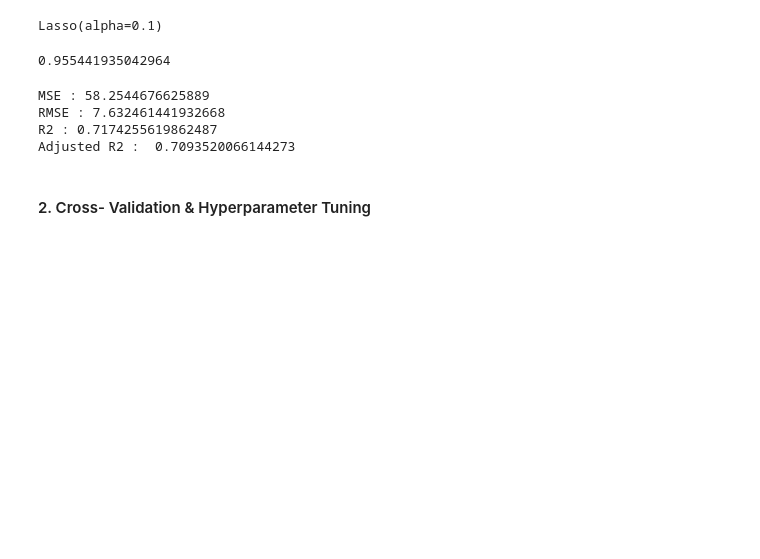
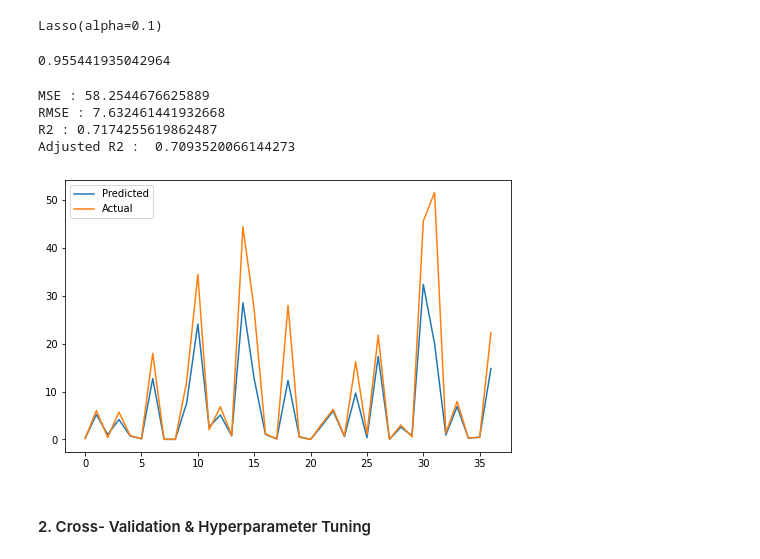
Before and after one commit to kumareshvj/Machine-learing---Regression, a Jupyter notebook: Yes_bank_stock_closing_price_prediction.ipynb, the cells around one changed output. Cells and saved outputs as stored; diff of their text form; code cells hidden in the pictures; blank space fills up the shorter version.

```diff
--- a/Yes_bank_stock_closing_price_prediction.ipynb
+++ b/Yes_bank_stock_closing_price_prediction.ipynb
@@ -878,8 +878,9 @@ lasso = Lasso(alpha=0.1)
 lasso.fit(X_train, y_train)
 # %% [output]
 Lasso(alpha=0.1)
-# %%
-lasso.score(X_train, y_train)
-# %% [output]
-0.955441935042964
+# %%
+# calculating the score of trained model
+lasso.score(X_train, y_train)
+# %% [output]
+0.955441935042964
 # %%
@@ -902,10 +905,12 @@ Adjusted R2 :  0.7093520066144273
 # %%
 # plotting the graph of actual and predicted stock price
 plt.figure(figsize=(8,5))
-plt.plot(10**(y_pred_r)))
+plt.plot(10**(y_pred_r))
 plt.plot(np.array(10**(y_test)))
 plt.legend(["Predicted","Actual"])
 plt.show()
+# %% [output]
+[figure, added]
 # %% [markdown]
 #### 2. Cross- Validation & Hyperparameter Tuning
 # %%
```
Also changed, not shown: parts of 48 cells of this notebook.
